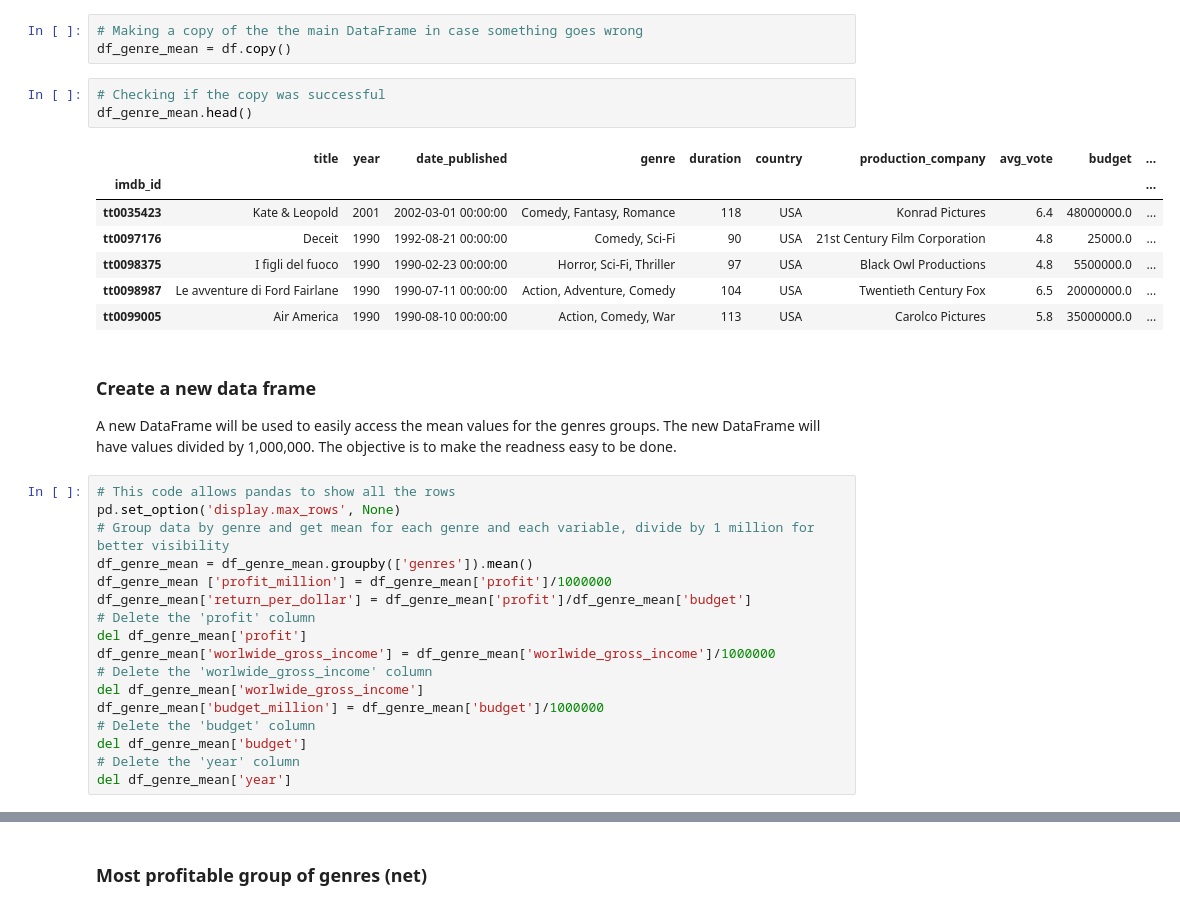
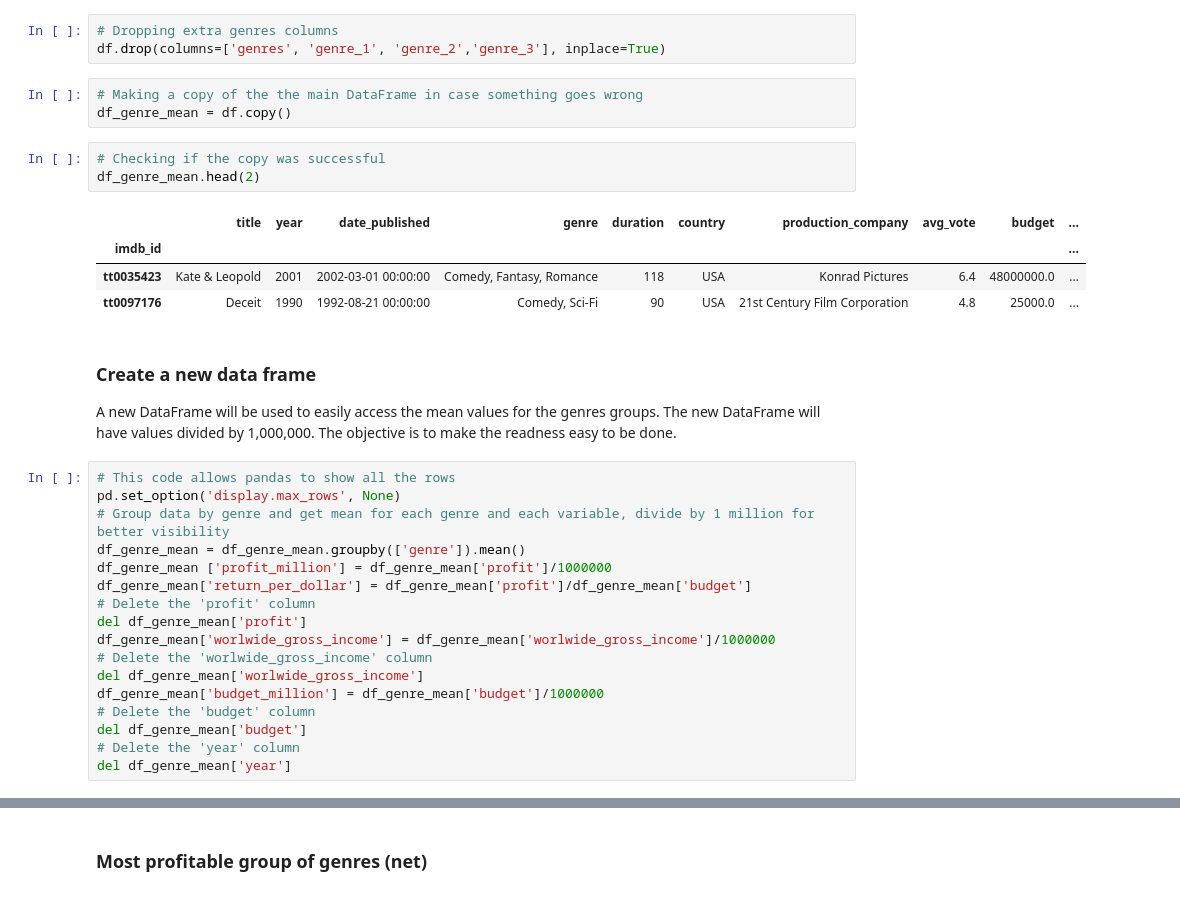
Before and after one commit to Ismaeltrevi/project-cinema, a Jupyter notebook: student.ipynb, the cells around one changed output, grey strips where cells are left out. Drawn from its saved outputs; the diff is of its cells as text.

```diff
--- a/student.ipynb
+++ b/student.ipynb
@@ -734,17 +726,17 @@ df.head()
+# %%
+# Dropping extra genres columns
+df.drop(columns=['genres', 'genre_1', 'genre_2','genre_3'], inplace=True)
 # %%
 # Making a copy of the the main DataFrame in case something goes wrong
 df_genre_mean = df.copy()
 # %%
 # Checking if the copy was successful
-df_genre_mean.head()
+df_genre_mean.head(2)
 # %% [output]
 |  | title | year | date_published | genre | duration | country | production_company | avg_vote | budget | ... |
 | imdb_id |  |  |  |  |  |  |  |  |  | ... |
 | tt0035423 | Kate & Leopold | 2001 | 2002-03-01 00:00:00 | Comedy, Fantasy, Romance | 118 | USA | Konrad Pictures | 6.4 | 48000000.0 | ... |
 | tt0097176 | Deceit | 1990 | 1992-08-21 00:00:00 | Comedy, Sci-Fi | 90 | USA | 21st Century Film Corporation | 4.8 | 25000.0 | ... |
-| tt0098375 | I figli del fuoco | 1990 | 1990-02-23 00:00:00 | Horror, Sci-Fi, Thriller | 97 | USA | Black Owl Productions | 4.8 | 5500000.0 | ... |
-| tt0098987 | Le avventure di Ford Fairlane | 1990 | 1990-07-11 00:00:00 | Action, Adventure, Comedy | 104 | USA | Twentieth Century Fox | 6.5 | 20000000.0 | ... |
-| tt0099005 | Air America | 1990 | 1990-08-10 00:00:00 | Action, Comedy, War | 113 | USA | Carolco Pictures | 5.8 | 35000000.0 | ... |
 # %% [markdown]
 ### Create a new data frame
 
@@ -753,7 +745,7 @@ A new DataFrame will be used to easily access the mean values for the genres gro
 # This code allows pandas to show all the rows
 pd.set_option('display.max_rows', None)
 # Group data by genre and get mean for each genre and each variable, divide by 1 million for better visibility
-df_genre_mean = df_genre_mean.groupby(['genres']).mean()
+df_genre_mean = df_genre_mean.groupby(['genre']).mean()
 df_genre_mean ['profit_million'] = df_genre_mean['profit']/1000000
 df_genre_mean['return_per_dollar'] = df_genre_mean['profit']/df_genre_mean['budget']
 # Delete the 'profit' column
```
Also changed, not shown: parts of 48 cells of this notebook.
